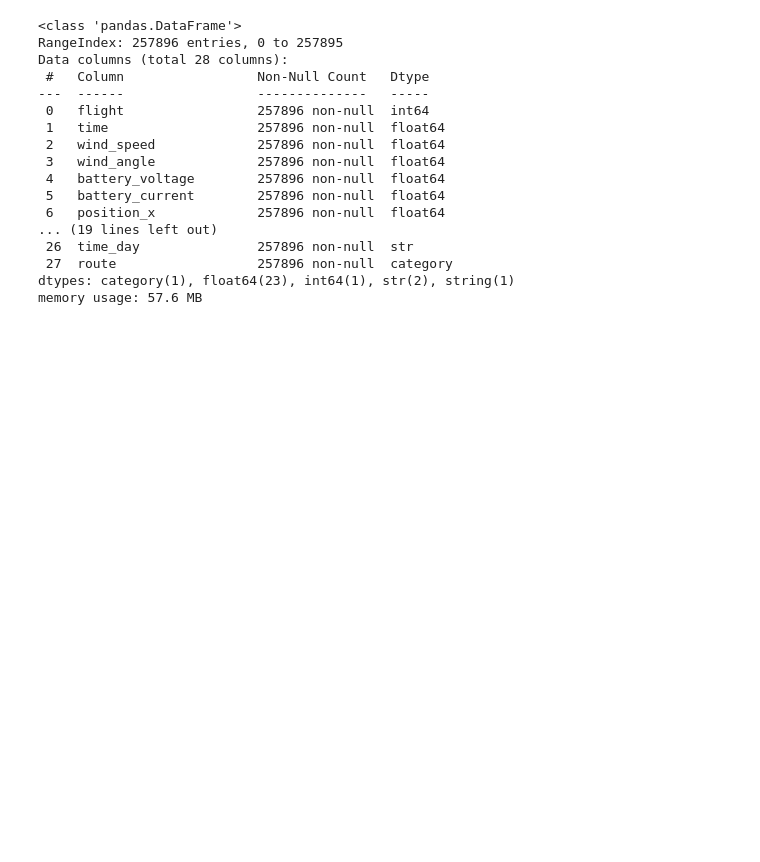
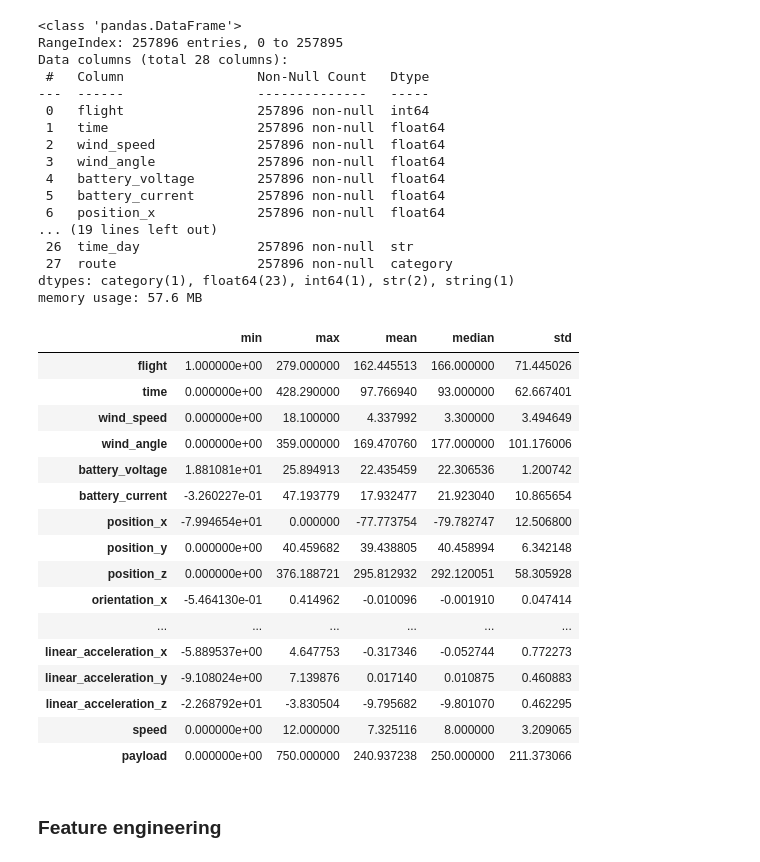
Before and after one commit to luunguyentankhai/Drone-Power-predict, a Jupyter notebook: eda/stat.ipynb, the cells around one changed output. Cells and saved outputs as stored; diff of their text form; code cells hidden in the pictures; blank space fills up the shorter version.

Commit message:
feat: testing feature engineering

```diff
--- a/eda/stat.ipynb
+++ b/eda/stat.ipynb
@@ -48,3 +43,26 @@ Data columns (total 28 columns):
  27  route                  257896 non-null  category
 dtypes: category(1), float64(23), int64(1), str(2), string(1)
 memory usage: 57.6 MB
+# %%
+temp = df.select_dtypes(include= 'number').agg(['min', 'max', 'mean', 'median', 'std']).T
+temp
+# %% [output]
+|  | min | max | mean | median | std |
+| flight | 1.000000e+00 | 279.000000 | 162.445513 | 166.000000 | 71.445026 |
+| time | 0.000000e+00 | 428.290000 | 97.766940 | 93.000000 | 62.667401 |
+| wind_speed | 0.000000e+00 | 18.100000 | 4.337992 | 3.300000 | 3.494649 |
+| wind_angle | 0.000000e+00 | 359.000000 | 169.470760 | 177.000000 | 101.176006 |
+| battery_voltage | 1.881081e+01 | 25.894913 | 22.435459 | 22.306536 | 1.200742 |
+| battery_current | -3.260227e-01 | 47.193779 | 17.932477 | 21.923040 | 10.865654 |
+| position_x | -7.994654e+01 | 0.000000 | -77.773754 | -79.782747 | 12.506800 |
+| position_y | 0.000000e+00 | 40.459682 | 39.438805 | 40.458994 | 6.342148 |
+| position_z | 0.000000e+00 | 376.188721 | 295.812932 | 292.120051 | 58.305928 |
+| orientation_x | -5.464130e-01 | 0.414962 | -0.010096 | -0.001910 | 0.047414 |
+| ... | ... | ... | ... | ... | ... |
+| linear_acceleration_x | -5.889537e+00 | 4.647753 | -0.317346 | -0.052744 | 0.772273 |
+| linear_acceleration_y | -9.108024e+00 | 7.139876 | 0.017140 | 0.010875 | 0.460883 |
+| linear_acceleration_z | -2.268792e+01 | -3.830504 | -9.795682 | -9.801070 | 0.462295 |
+| speed | 0.000000e+00 | 12.000000 | 7.325116 | 8.000000 | 3.209065 |
+| payload | 0.000000e+00 | 750.000000 | 240.937238 | 250.000000 | 211.373066 |
+# %% [markdown]
+### Feature engineering
```
Also changed, not shown: parts of 19 cells of this notebook, 2 other files.
